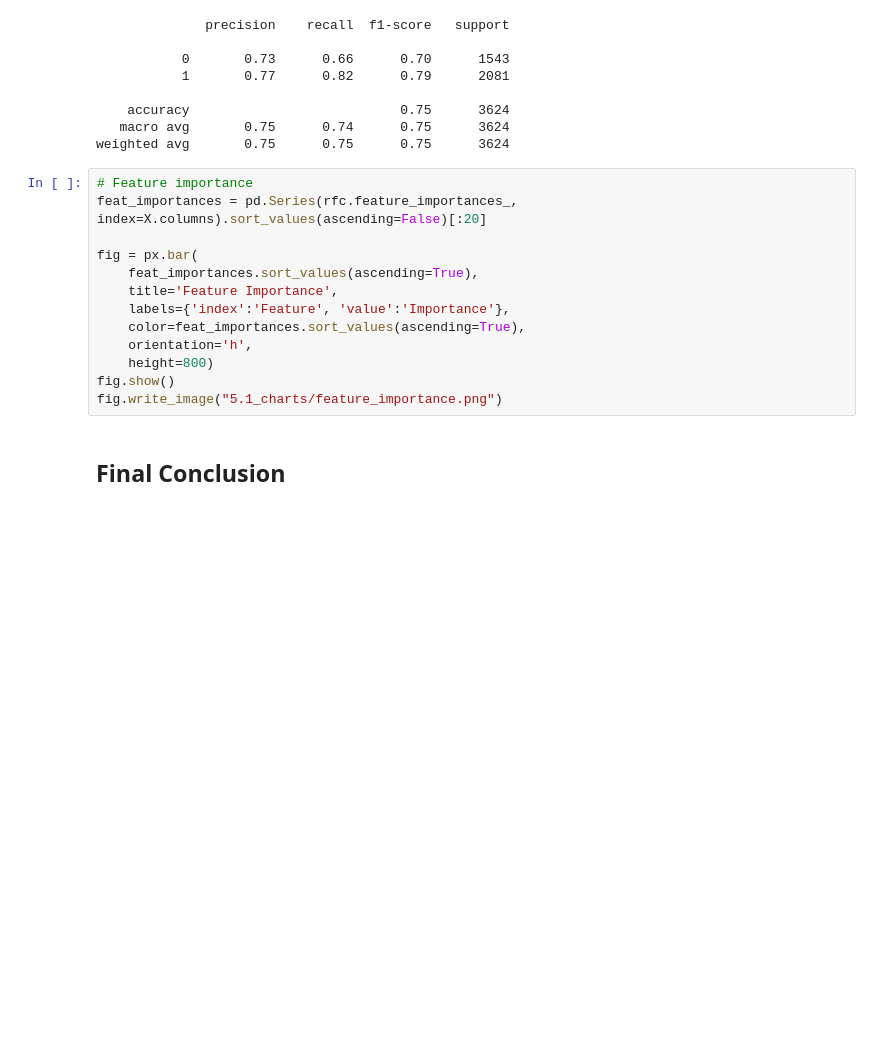
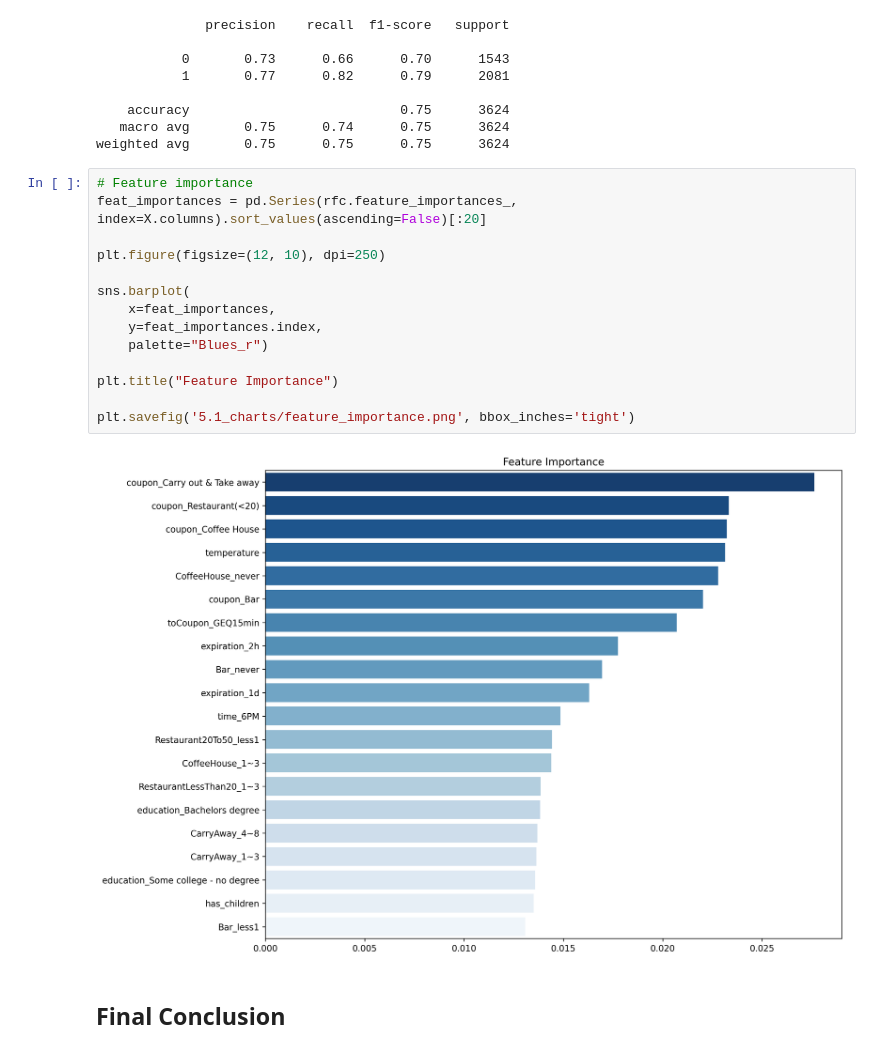
Before and after one commit to 1nm1/BHAIML_portfolio, a Jupyter notebook: module_5/assignment_5_1_starter/prompt_nmeek.ipynb, the cells around one changed output. Saved outputs shown, nothing was run; the diff lists cells and outputs as text; blank space fills up the shorter version.

Commit message:
updating images

```diff
--- a/module_5/assignment_5_1_starter/prompt_nmeek.ipynb
+++ b/module_5/assignment_5_1_starter/prompt_nmeek.ipynb
@@ -516,16 +516,19 @@ weighted avg       0.75      0.75      0.75      3624
 # %%
 # Feature importance
 feat_importances = pd.Series(rfc.feature_importances_, index=X.columns).sort_values(ascending=False)[:20]
 
-fig = px.bar(
-    feat_importances.sort_values(ascending=True),
-    title='Feature Importance',
-    labels={'index':'Feature', 'value':'Importance'},
-    color=feat_importances.sort_values(ascending=True),
-    orientation='h',
-    height=800)
-fig.show()
-fig.write_image("5.1_charts/feature_importance.png")
+plt.figure(figsize=(12, 10), dpi=250)
+
+sns.barplot(
+    x=feat_importances,
+    y=feat_importances.index,
+    palette="Blues_r")
+
+plt.title("Feature Importance")
+
+plt.savefig('5.1_charts/feature_importance.png', bbox_inches='tight')
+# %% [output]
+[figure, added]
 # %% [markdown]
 ## Final Conclusion
 # %% [markdown]
```
Also changed, not shown: 1 other file.
